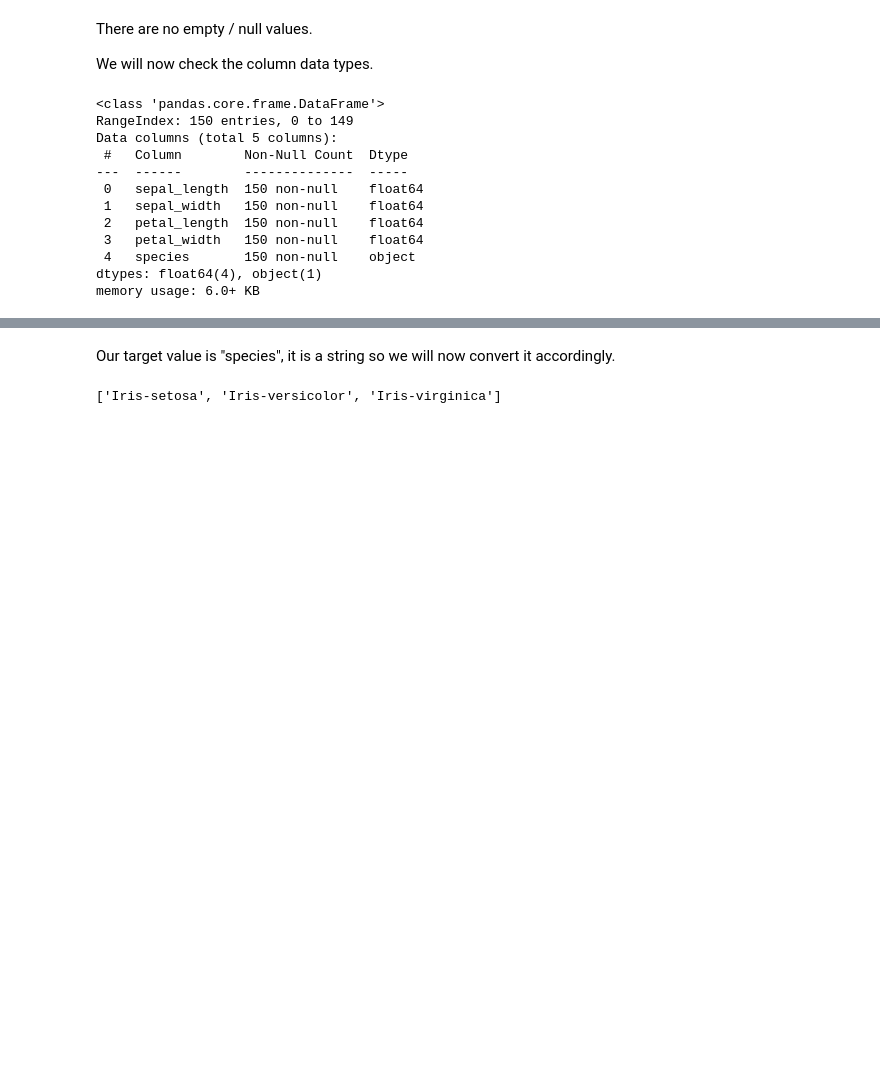
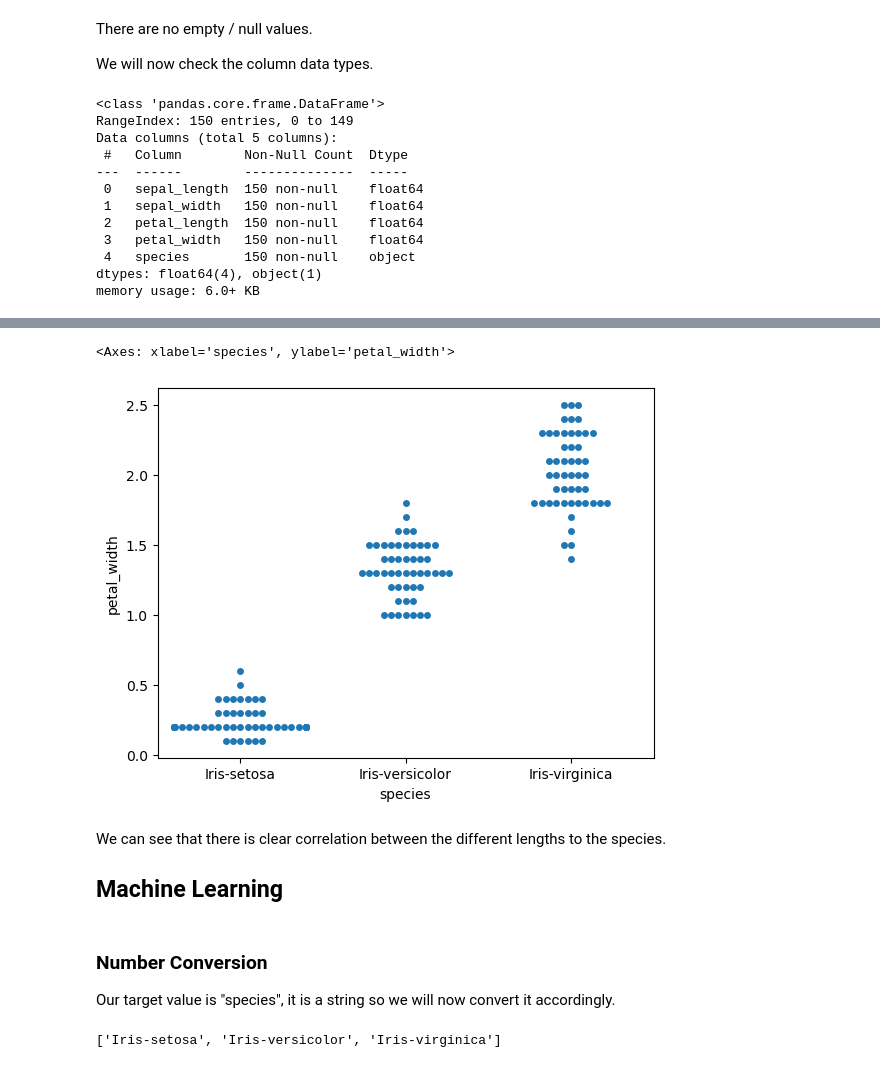
Before and after one commit to DylanRoan/Machine-Learning-CCYR3, a Jupyter notebook: Assessment - 1/6 - Flowers Classification/Flowers Classification.ipynb, the cells around one changed output, grey strips where cells are left out. Saved outputs shown, nothing was run; the diff lists cells and outputs as text; code cells hidden in the pictures; blank space fills up the shorter version.

```diff
--- a/Assessment - 1/6 - Flowers Classification/Flowers Classification.ipynb
+++ b/Assessment - 1/6 - Flowers Classification/Flowers Classification.ipynb
@@ -50,4 +68,13 @@ memory usage: 6.0+ KB
+# %%
+sns.swarmplot(x="species", y="petal_width", data=data)
+# %% [output]
+<Axes: xlabel='species', ylabel='petal_width'>
+[figure, added]
+# %% [markdown]
+We can see that there is clear correlation between the different lengths to the species.
+## Machine Learning
 # %% [markdown]
+### Number Conversion
 Our target value is "species", it is a string so we will now convert it accordingly.
 # %%
 species_arr = data["species"].unique().tolist()
```
Also changed, not shown: parts of 6 cells of this notebook.
